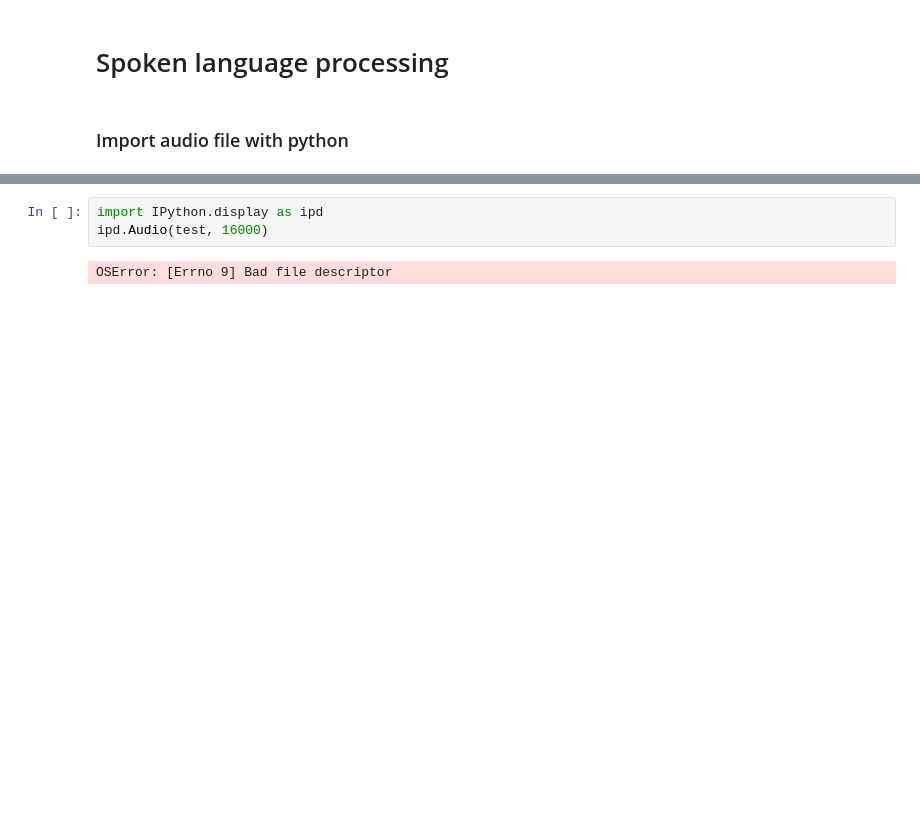
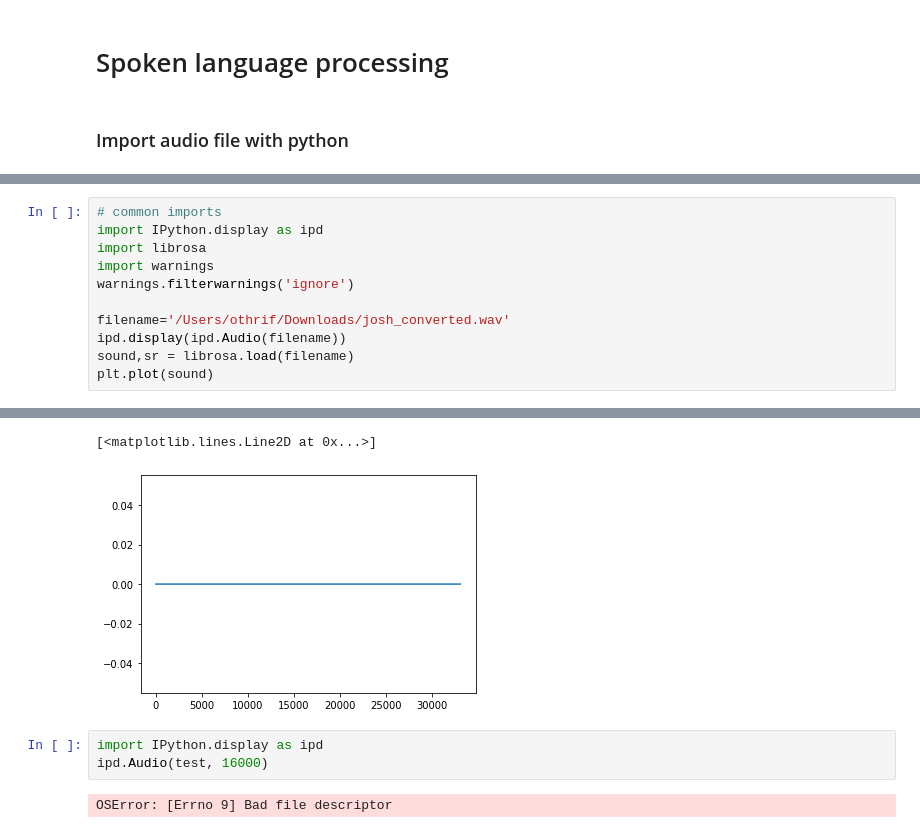
Before and after one commit to othrif/DataInsights, a Jupyter notebook: courses/datacamp/spoken_language/spoken_language.ipynb, the cells around one changed output, grey strips where cells are left out. Saved outputs shown, nothing was run; the diff lists cells and outputs as text; blank space fills up the shorter version.

```diff
--- a/courses/datacamp/spoken_language/spoken_language.ipynb
+++ b/courses/datacamp/spoken_language/spoken_language.ipynb
@@ -35,0 +19,12 @@ plt.plot(test)
+# %%
+# common imports
+import IPython.display as ipd
+import librosa
+import warnings
+warnings.filterwarnings('ignore')
+
+filename='/Users/othrif/Downloads/josh_converted.wav'
+ipd.display(ipd.Audio(filename))
+sound,sr = librosa.load(filename)
+plt.plot(sound)
+# %% [output]
@@ -36,3 +32,5 @@ plt.plot(test)
+[<matplotlib.lines.Line2D at 0x...>]
+[figure, added]
 # %%
 import IPython.display as ipd
 ipd.Audio(test, 16000)
```
Also changed, not shown: parts of 3 cells of this notebook, 2 other files.
